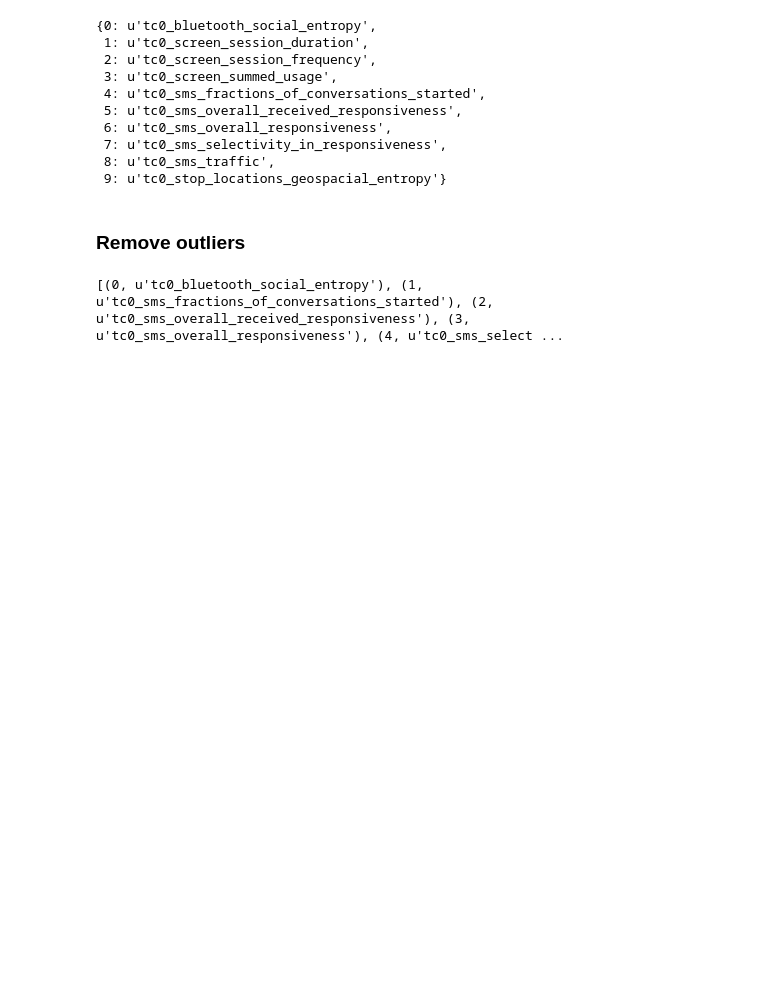
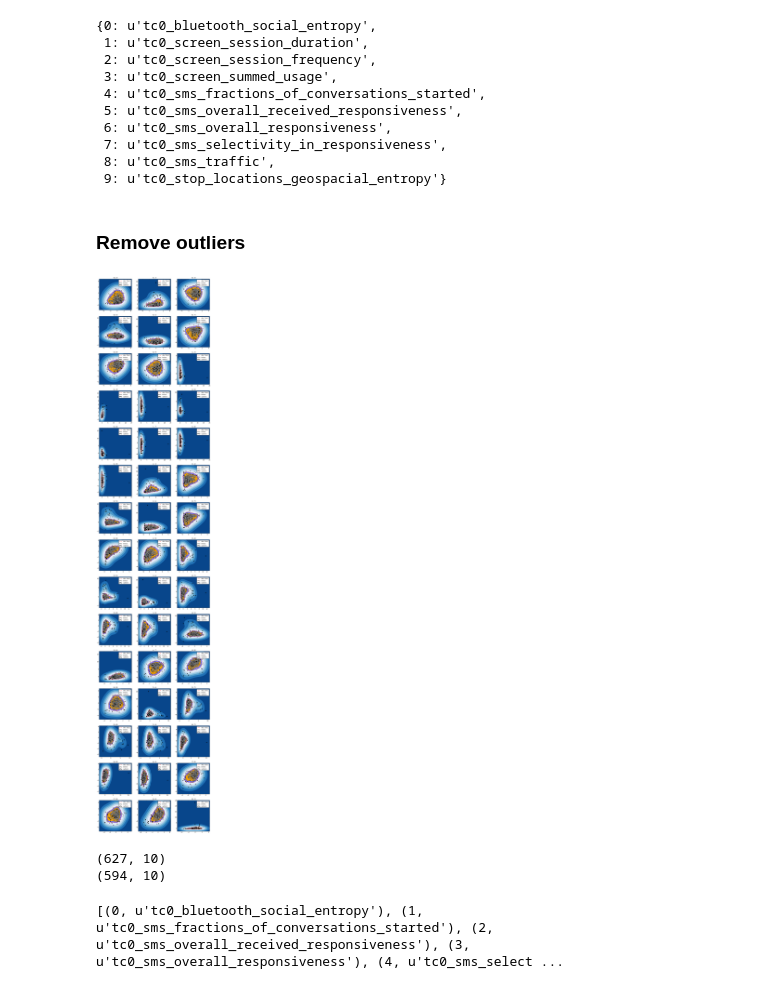
Before and after one commit to ulfaslak/MScProject-build-dataset, a Jupyter notebook: build_dataset/build_dataset.ipynb, the cells around one changed output. Saved outputs shown, nothing was run; the diff lists cells and outputs as text; code cells hidden in the pictures; blank space fills up the shorter version.

Commit message:
M is now computed for X with outliers removed.

```diff
--- a/build_dataset/build_dataset.ipynb
+++ b/build_dataset/build_dataset.ipynb
@@ -166,17 +160,23 @@ dict(zip(range(len(features_x)),features_x))
 # %% [markdown]
 ### Remove outliers
 # %%
-#out = Outlier_detector(X_scaled,threshold=-1, visualize=True, nu=0.1, gamma=0.25)
-#outliers = out.main()
+out = Outlier_detector(X_scaled,threshold=-1, visualize=False, nu=0.1, gamma=0.25)
+outliers = out.main()
 
-#X_clean = np.delete(X_scaled,outliers,axis=0)
-#Y_clean = np.delete(Y,outliers,axis=0)
+X_clean = np.delete(X_scaled,outliers,axis=0)
+Y_clean = np.delete(Y,outliers,axis=0)
+M_clean = np.delete(M,outliers,axis=0)
 
-#print X_scaled.shape
-#print X_clean.shape
+print X_scaled.shape
+print X_clean.shape
 
 np.savetxt("data/X.csv", X_clean, delimiter=",")
 np.savetxt("data/Y.csv", Y_clean, delimiter=",")
+np.savetxt("data/M.csv", M, delimiter=",")
+# %% [output]
+[figure, added]
+(627, 10)
+(594, 10)
 # %%
 print zip(range(len(features_x)),features_x)
 %matplotlib inline
```
Also changed, not shown: parts of 3 cells of this notebook, 3 other files.
